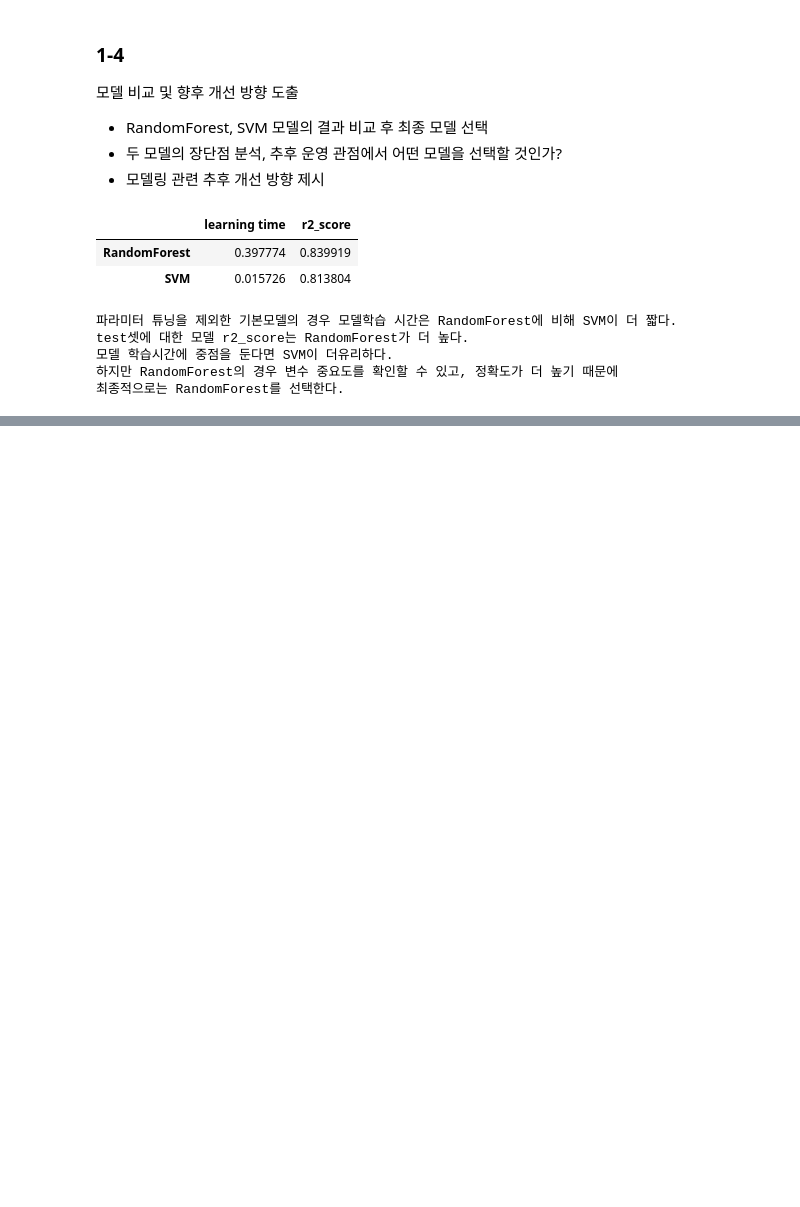
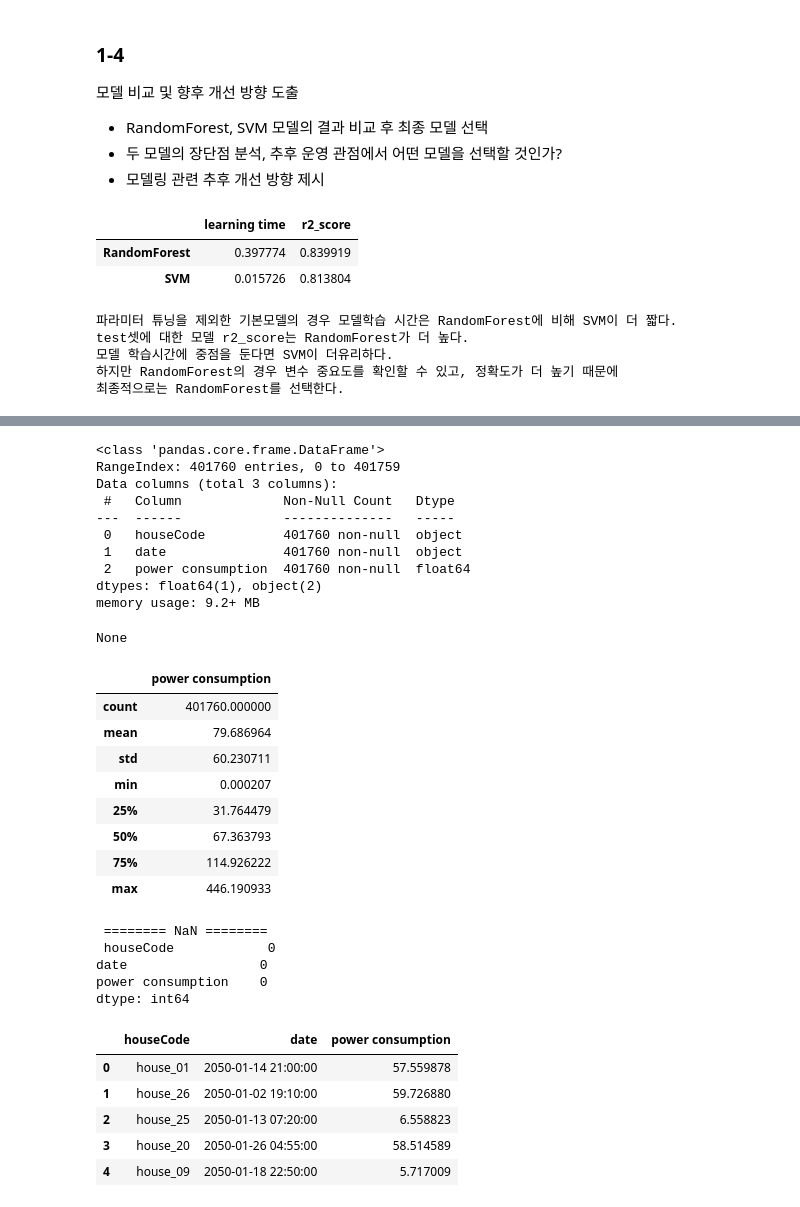
Before and after one commit to johyunkang/adp_certificate, a Jupyter notebook: adp_20.ipynb, the cells around one changed output, grey strips where cells are left out. Drawn from its saved outputs; the diff is of its cells as text; code cells hidden in the pictures; blank space fills up the shorter version.

```diff
--- a/adp_20.ipynb
+++ b/adp_20.ipynb
@@ -276,0 +279,41 @@ test셋에 대한 모델 r2_score는 RandomForest가 더 높다.
+# %%
+import matplotlib.pyplot as plt
+import pandas as pd
+
+ttt = pd.read_csv('https://raw.githubusercontent.com/Datamanim/datarepo/main/adp/p2/problem2.csv')
+display(ttt.info())
+display(ttt.describe())
+print('\n\n\n ======== NaN ======== \n', ttt.isnull().sum())
+display(ttt.head())
+# %% [output]
+<class 'pandas.core.frame.DataFrame'>
+RangeIndex: 401760 entries, 0 to 401759
+Data columns (total 3 columns):
+ #   Column             Non-Null Count   Dtype
+---  ------             --------------   -----
+ 0   houseCode          401760 non-null  object
+ 1   date               401760 non-null  object
+ 2   power consumption  401760 non-null  float64
+dtypes: float64(1), object(2)
+memory usage: 9.2+ MB
+None
+|  | power consumption |
+| count | 401760.000000 |
+| mean | 79.686964 |
+| std | 60.230711 |
+| min | 0.000207 |
+| 25% | 31.764479 |
+| 50% | 67.363793 |
+| 75% | 114.926222 |
+| max | 446.190933 |
+ ======== NaN ========
+ houseCode            0
+date                 0
+power consumption    0
+dtype: int64
+|  | houseCode | date | power consumption |
+| 0 | house_01 | 2050-01-14 21:00:00 | 57.559878 |
+| 1 | house_26 | 2050-01-02 19:10:00 | 59.726880 |
+| 2 | house_25 | 2050-01-13 07:20:00 | 6.558823 |
+| 3 | house_20 | 2050-01-26 04:55:00 | 58.514589 |
+| 4 | house_09 | 2050-01-18 22:50:00 | 5.717009 |
```
Also changed, not shown: parts of 7 cells of this notebook.
